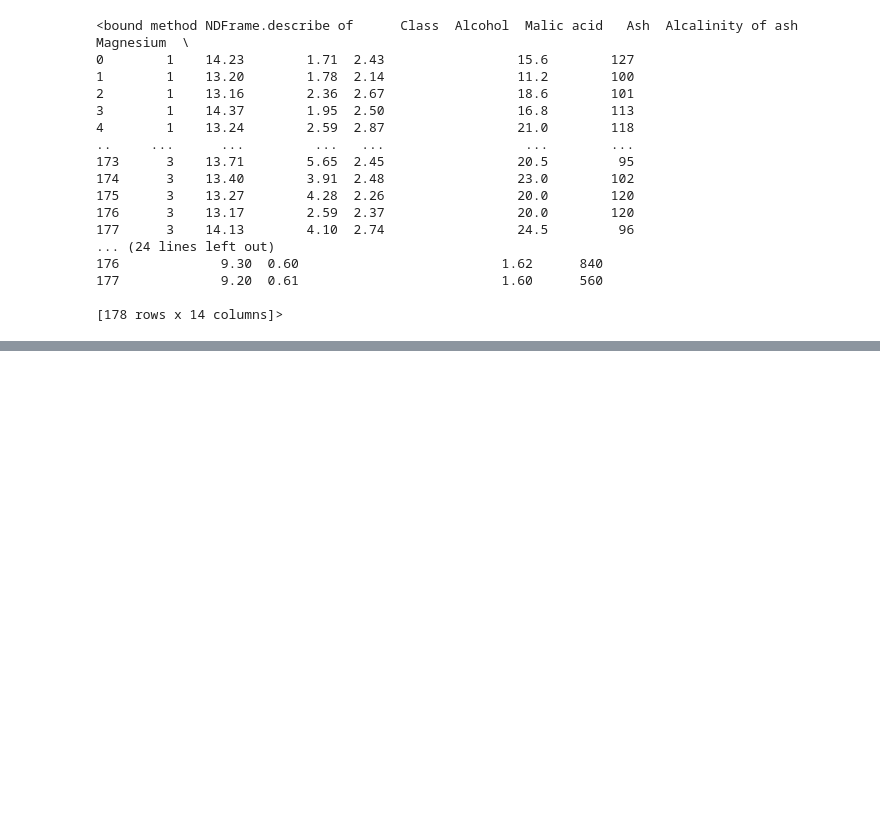
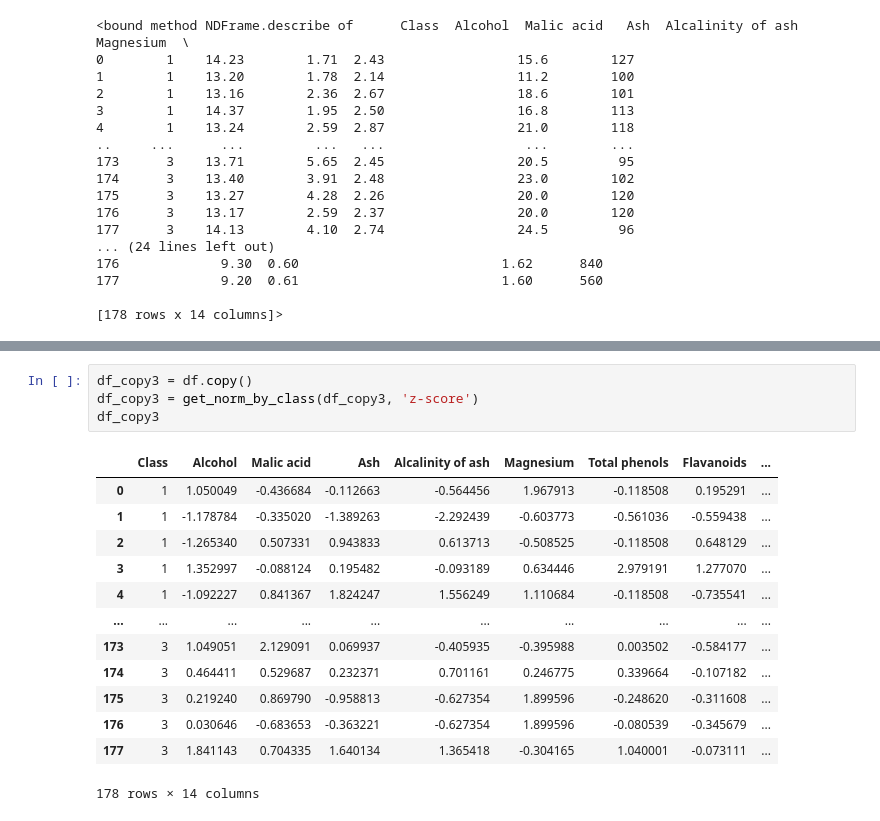
Before and after one commit to DavidMatias44/rp, a Jupyter notebook: xd2/normalizacion.ipynb, the cells around one changed output, grey strips where cells are left out. Saved outputs shown, nothing was run; the diff lists cells and outputs as text; blank space fills up the shorter version.

```diff
--- a/xd2/normalizacion.ipynb
+++ b/xd2/normalizacion.ipynb
@@ -81,0 +128,18 @@ def get_norm_by_class(df, method, ):
+# %%
+df_copy3 = df.copy()
+df_copy3 = get_norm_by_class(df_copy3, 'z-score')
+df_copy3
+# %% [output]
+|  | Class | Alcohol | Malic acid | Ash | Alcalinity of ash | Magnesium | Total phenols | Flavanoids | ... |
+| 0 | 1 | 1.050049 | -0.436684 | -0.112663 | -0.564456 | 1.967913 | -0.118508 | 0.195291 | ... |
+| 1 | 1 | -1.178784 | -0.335020 | -1.389263 | -2.292439 | -0.603773 | -0.561036 | -0.559438 | ... |
+| 2 | 1 | -1.265340 | 0.507331 | 0.943833 | 0.613713 | -0.508525 | -0.118508 | 0.648129 | ... |
+| 3 | 1 | 1.352997 | -0.088124 | 0.195482 | -0.093189 | 0.634446 | 2.979191 | 1.277070 | ... |
+| 4 | 1 | -1.092227 | 0.841367 | 1.824247 | 1.556249 | 1.110684 | -0.118508 | -0.735541 | ... |
+| ... | ... | ... | ... | ... | ... | ... | ... | ... | ... |
+| 173 | 3 | 1.049051 | 2.129091 | 0.069937 | -0.405935 | -0.395988 | 0.003502 | -0.584177 | ... |
+| 174 | 3 | 0.464411 | 0.529687 | 0.232371 | 0.701161 | 0.246775 | 0.339664 | -0.107182 | ... |
+| 175 | 3 | 0.219240 | 0.869790 | -0.958813 | -0.627354 | 1.899596 | -0.248620 | -0.311608 | ... |
+| 176 | 3 | 0.030646 | -0.683653 | -0.363221 | -0.627354 | 1.899596 | -0.080539 | -0.345679 | ... |
+| 177 | 3 | 1.841143 | 0.704335 | 1.640134 | 1.365418 | -0.304165 | 1.040001 | -0.073111 | ... |
+178 rows × 14 columns
```
Also changed, not shown: parts of 5 cells of this notebook.
